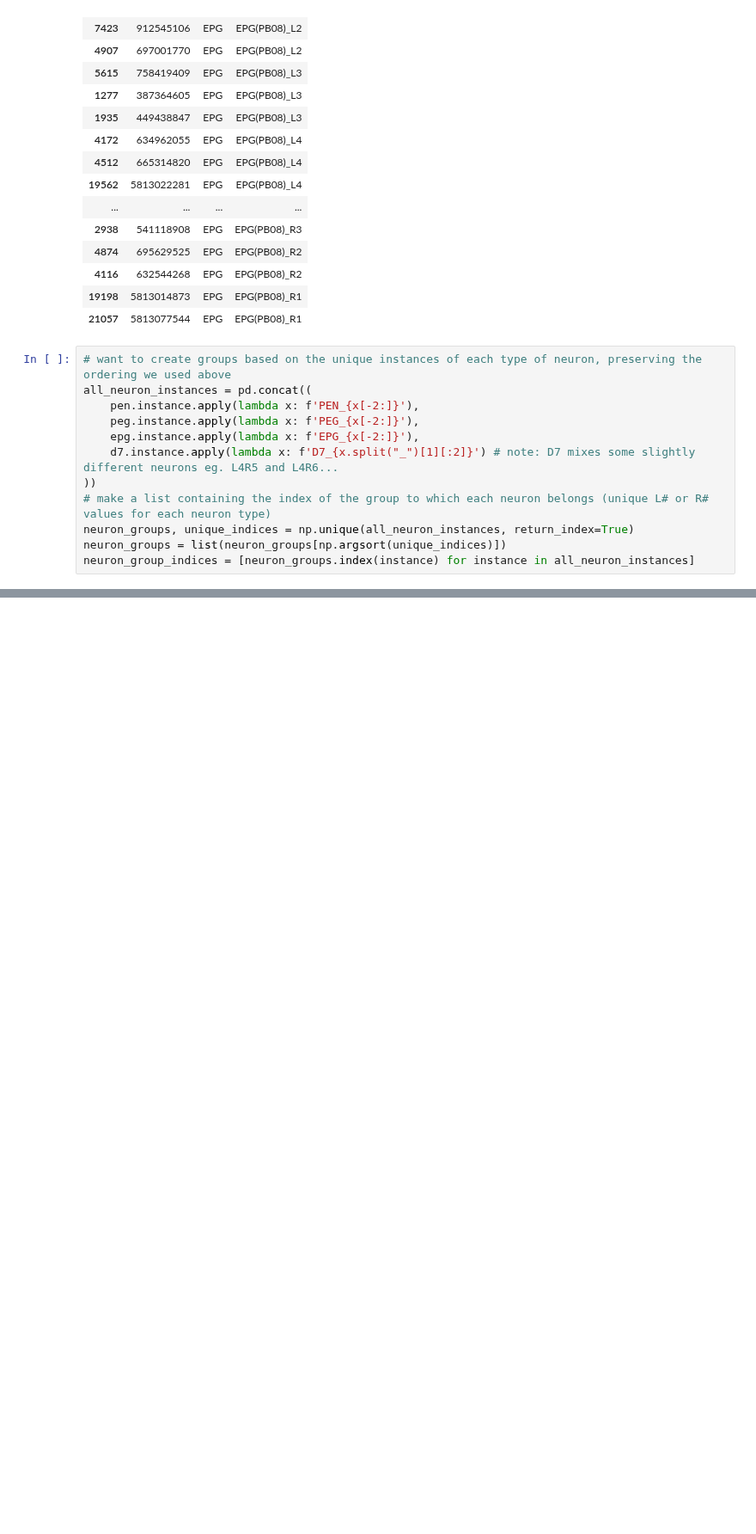
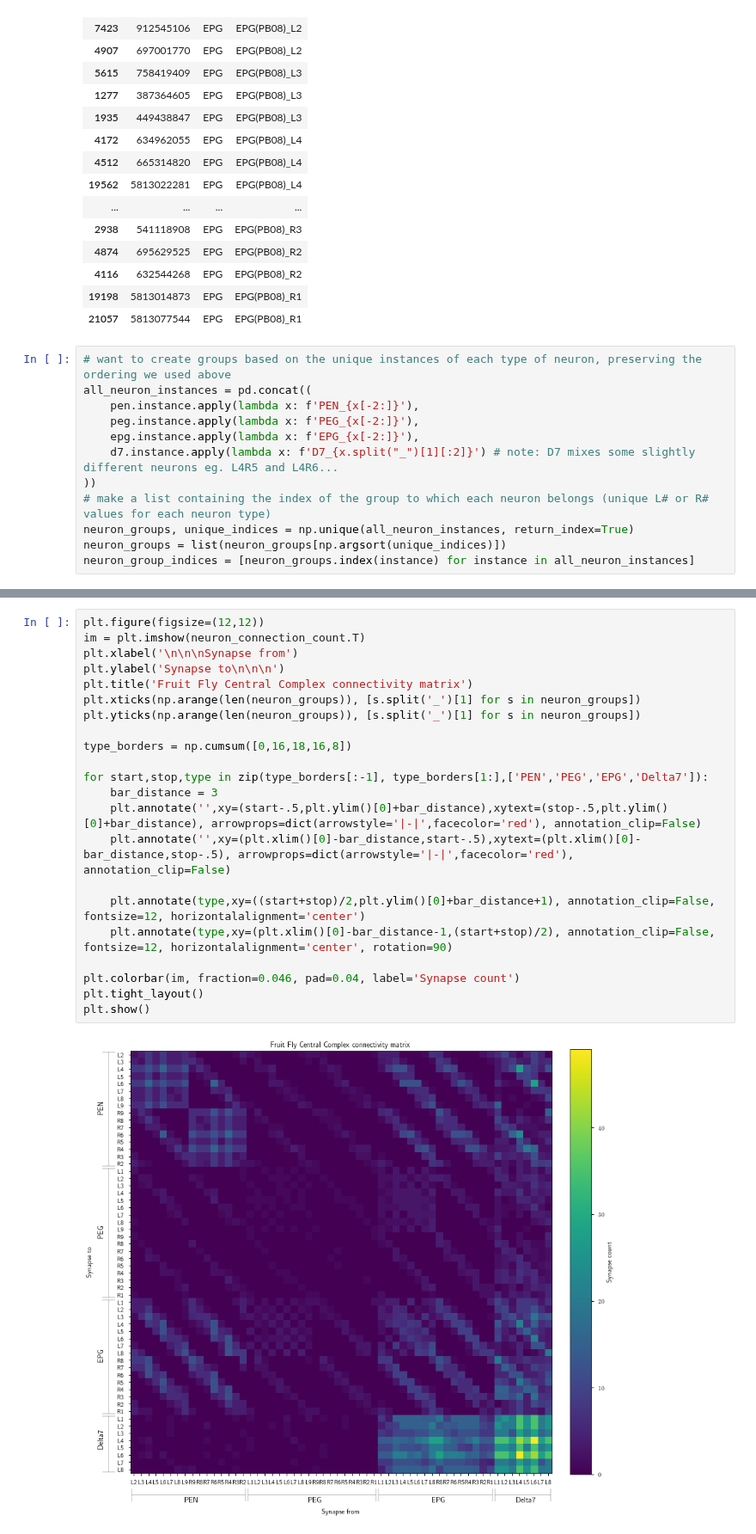
Before and after one commit to Dominic-DallOsto/insect-navigation-sinusoidal-optimality, a Jupyter notebook: fruit_fly_data_analysis.ipynb, the cells around one changed output, grey strips where cells are left out. Shown at 86% size. Saved outputs shown, nothing was run; the diff lists cells and outputs as text; blank space fills up the shorter version.

```diff
--- a/fruit_fly_data_analysis.ipynb
+++ b/fruit_fly_data_analysis.ipynb
@@ -174,0 +177,24 @@ plt.show()
+# %%
+plt.figure(figsize=(12,12))
+im = plt.imshow(neuron_connection_count.T)
+plt.xlabel('\n\n\nSynapse from')
+plt.ylabel('Synapse to\n\n\n')
+plt.title('Fruit Fly Central Complex connectivity matrix')
+plt.xticks(np.arange(len(neuron_groups)), [s.split('_')[1] for s in neuron_groups])
+plt.yticks(np.arange(len(neuron_groups)), [s.split('_')[1] for s in neuron_groups])
+
+type_borders = np.cumsum([0,16,18,16,8])
+
+for start,stop,type in zip(type_borders[:-1], type_borders[1:],['PEN','PEG','EPG','Delta7']):
+	bar_distance = 3
+	plt.annotate('',xy=(start-.5,plt.ylim()[0]+bar_distance),xytext=(stop-.5,plt.ylim()[0]+bar_distance), arrowprops=dict(arrowstyle='|-|',facecolor='red'), annotation_clip=False)
+	plt.annotate('',xy=(plt.xlim()[0]-bar_distance,start-.5),xytext=(plt.xlim()[0]-bar_distance,stop-.5), arrowprops=dict(arrowstyle='|-|',facecolor='red'), annotation_clip=False)
+
+	plt.annotate(type,xy=((start+stop)/2,plt.ylim()[0]+bar_distance+1), annotation_clip=False, fontsize=12, horizontalalignment='center')
+	plt.annotate(type,xy=(plt.xlim()[0]-bar_distance-1,(start+stop)/2), annotation_clip=False, fontsize=12, horizontalalignment='center', rotation=90)
+
+plt.colorbar(im, fraction=0.046, pad=0.04, label='Synapse count')
+plt.tight_layout()
+plt.show()
+# %% [output]
+[figure, added]
```
Also changed, not shown: parts of 3 cells of this notebook, 10 other files.
